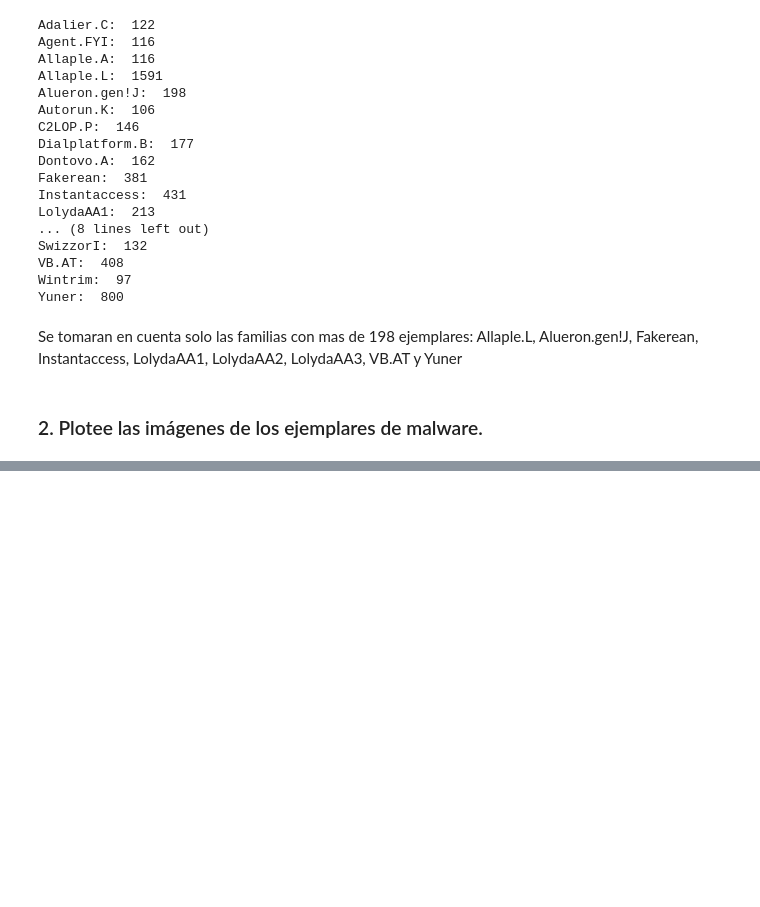
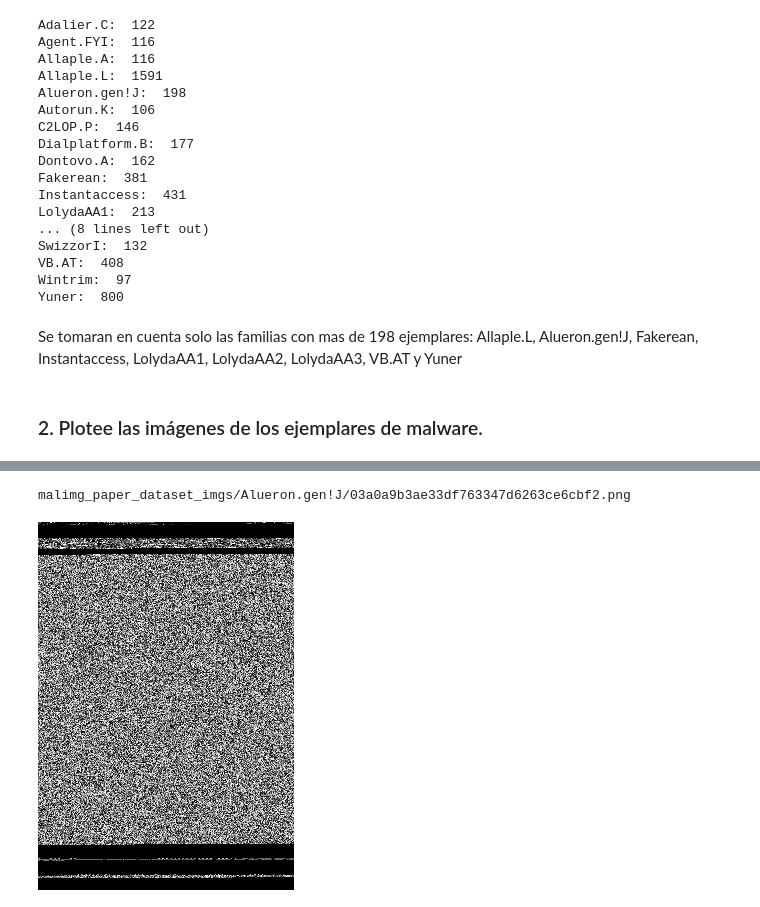
Before and after one commit to sergiomarchena16/lab7-sds, a Jupyter notebook: main.ipynb, the cells around one changed output, grey strips where cells are left out. Saved outputs shown, nothing was run; the diff lists cells and outputs as text; code cells hidden in the pictures; blank space fills up the shorter version.

```diff
--- a/main.ipynb
+++ b/main.ipynb
@@ -88,0 +99,10 @@ Se tomaran en cuenta solo las familias con mas de 198 ejemplares: Allaple.L, Alu
+# %%
+# Alueron.gen!J
+
+img = random.choice(Alueron)
+dir = 'malimg_paper_dataset_imgs/Alueron.gen!J/' + img
+print(dir)
+display(Image(filename=dir))
+# %% [output]
+malimg_paper_dataset_imgs/Alueron.gen!J/03a0a9b3ae33df763347d6263ce6cbf2.png
+[figure, added]
```
Also changed, not shown: parts of 10 cells of this notebook.
